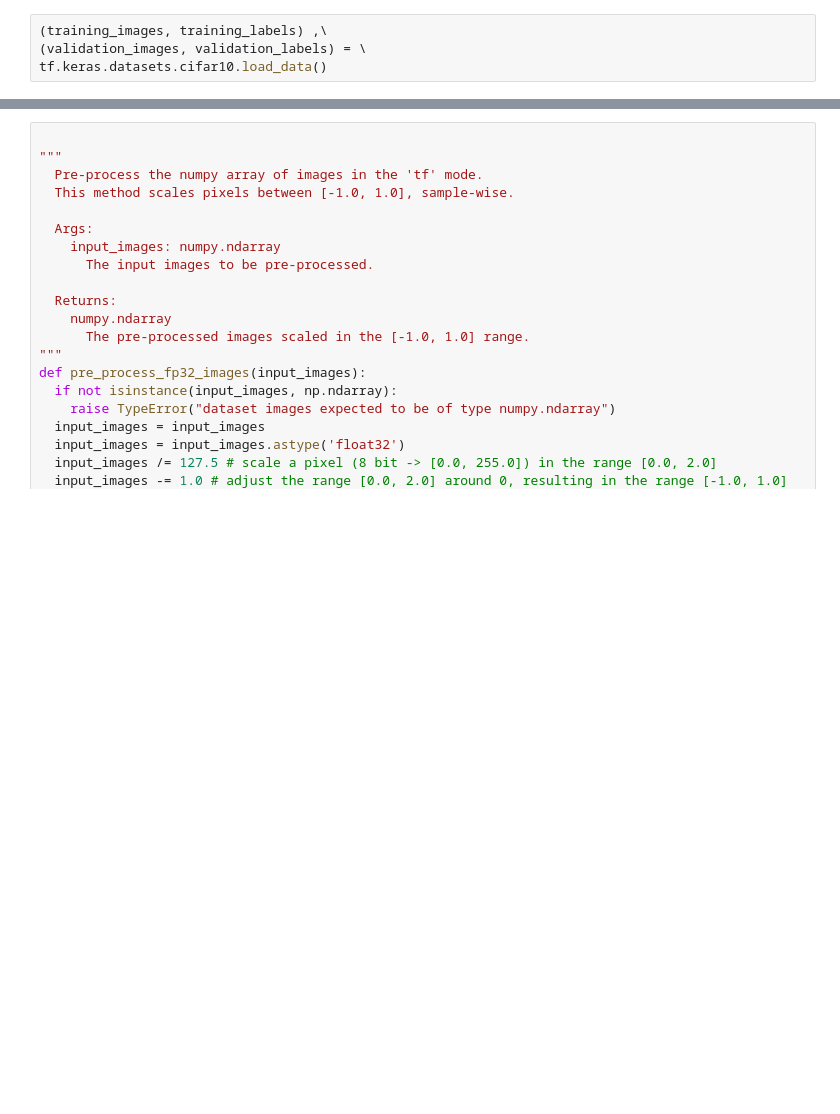
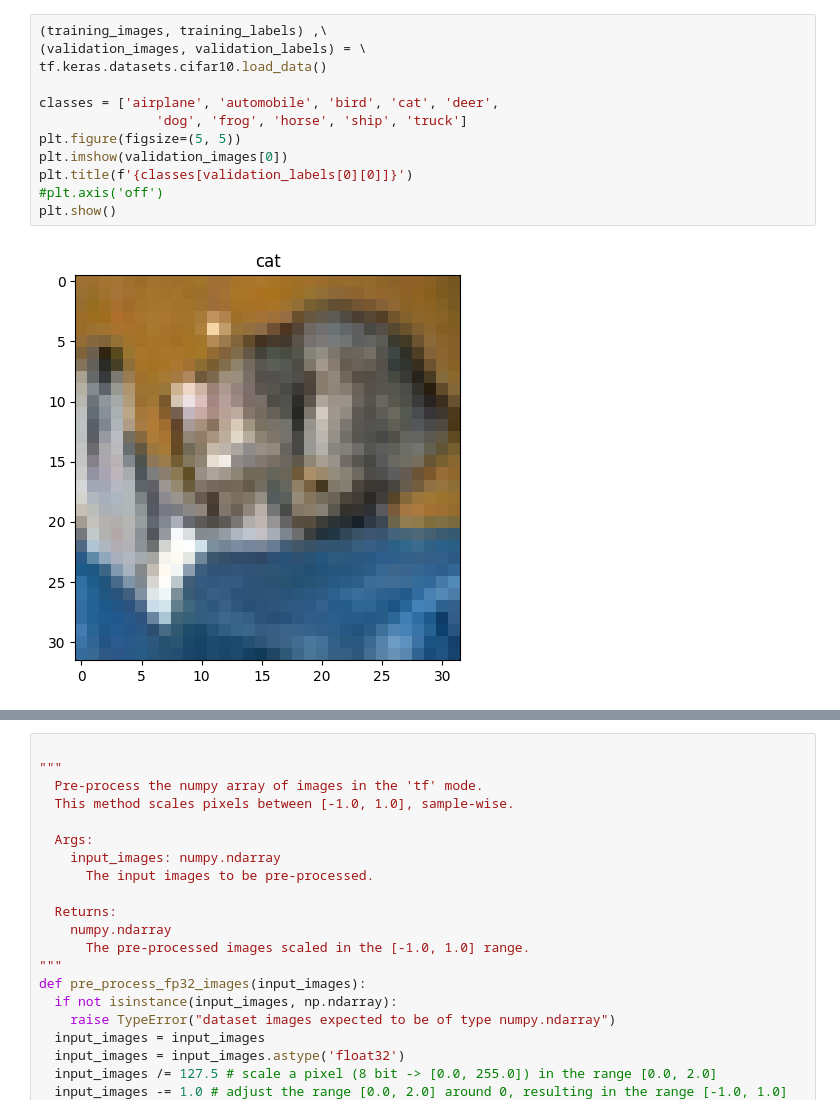
Before and after one commit to jackperlo/deepvault, a Jupyter notebook: Cifar10/cifar10_preprocessing.ipynb, the cells around one changed output, grey strips where cells are left out. Drawn from its saved outputs; the diff is of its cells as text; blank space fills up the shorter version.

```diff
--- a/Cifar10/cifar10_preprocessing.ipynb
+++ b/Cifar10/cifar10_preprocessing.ipynb
@@ -6,4 +17,14 @@ import os
-# %%
-(training_images, training_labels) ,\
-(validation_images, validation_labels) = \
-tf.keras.datasets.cifar10.load_data()
+# %%
+(training_images, training_labels) ,\
+(validation_images, validation_labels) = \
+tf.keras.datasets.cifar10.load_data()
+
+classes = ['airplane', 'automobile', 'bird', 'cat', 'deer',
+               'dog', 'frog', 'horse', 'ship', 'truck']
+plt.figure(figsize=(5, 5))
+plt.imshow(validation_images[0])
+plt.title(f'{classes[validation_labels[0][0]]}')
+#plt.axis('off')
+plt.show()
+# %% [output]
+[figure, added]
```
Also changed, not shown: parts of 5 cells of this notebook, 1 other file.
